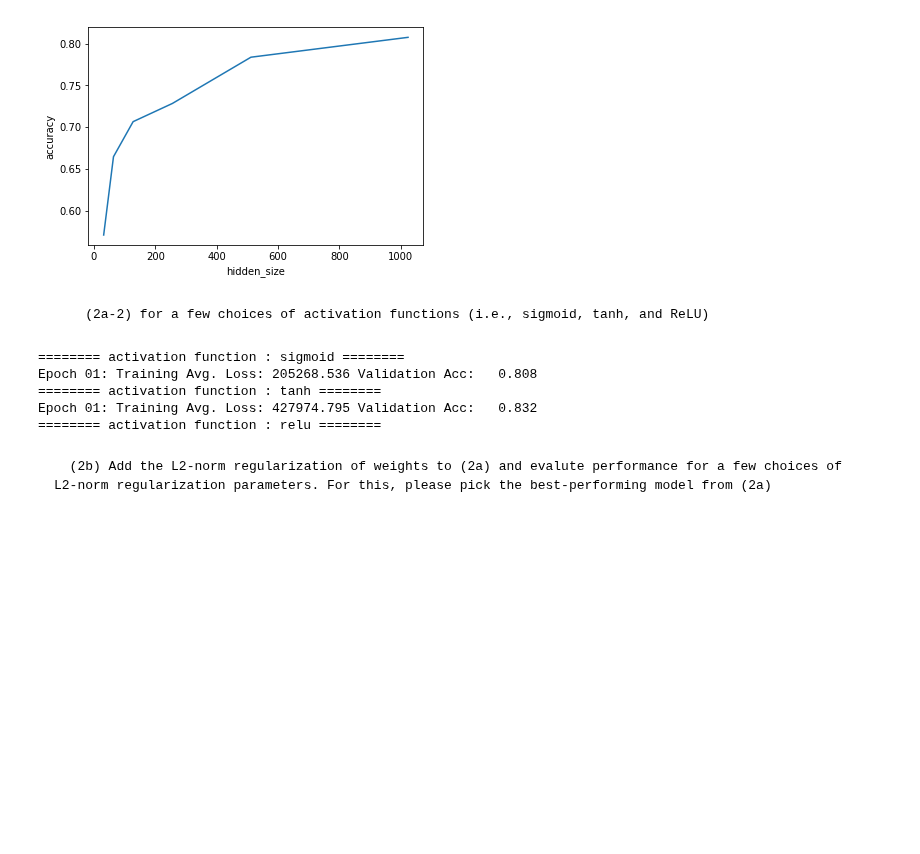
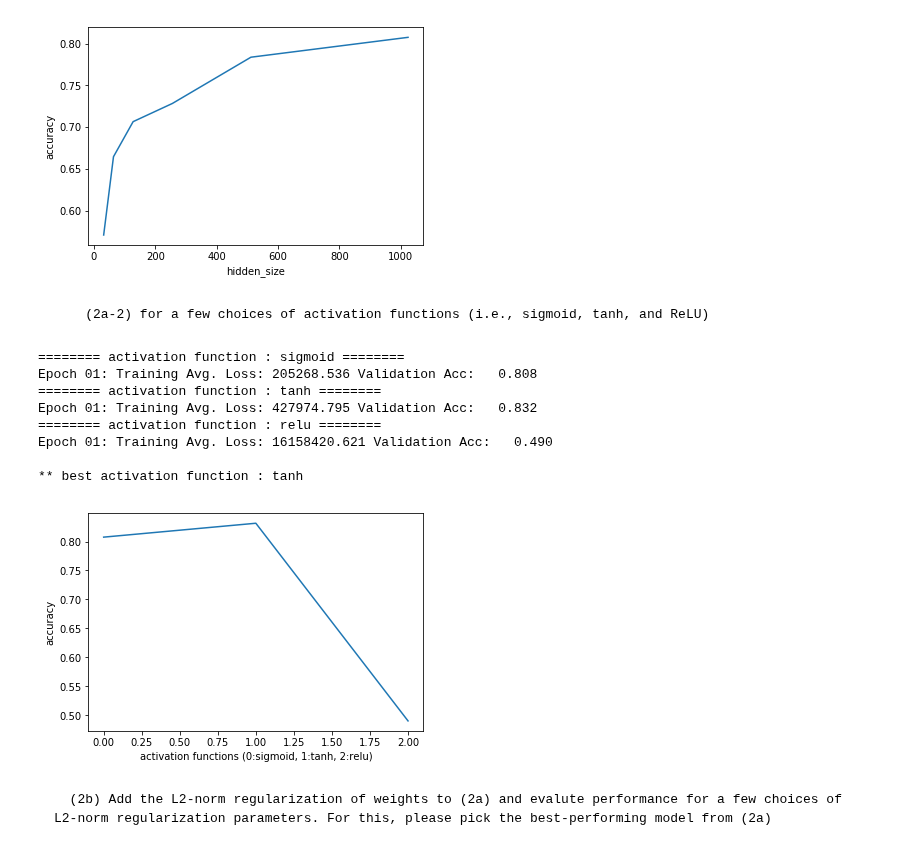
Before and after one commit to happyhyowon/work, a Jupyter notebook: HyowonKim_2019020723_hw5.ipynb, the cells around one changed output. Drawn from its saved outputs; the diff is of its cells as text; code cells hidden in the pictures; blank space fills up the shorter version.

```diff
--- a/HyowonKim_2019020723_hw5.ipynb
+++ b/HyowonKim_2019020723_hw5.ipynb
@@ -260,7 +260,7 @@ class MLP(object):
 # %%
 ## global varaibles : n_features
 n_features = X_train_centered.shape[1]
-n_epochs = 1
+n_epochs = 5
 # %%
 ## a few choices of hidden nodes per hidden layer
 hidden_nodes = [32, 64, 128, 256, 512, 1024]
@@ -272,9 +272,11 @@ for n_hidden in hidden_nodes:
     mlp.train(training_set=(X_train_centered, y_train), validation_set=(X_valid_centered, y_valid))
 
     val_accs_0.append(mlp.valid_acc_)
+    pred_accs_0.append(mlp.predict(X_test_centered))
 
 max_index = val_accs_0.index(max(val_accs_0))
 best_hidden = hidden_nodes[max_index]
+preds0 = pred_accs_0[max_index]
 print('\n** best hidden node : %d' % best_hidden)
 # %% [output]
 WARNING:tensorflow:From <ipython-input-8-df1ca6f9607a>:81: softmax_cross_entropy_with_logits (from tensorflow.python.ops.nn_ops) is deprecated and will be removed in a future version.
@@ -300,24 +302,30 @@ Epoch 01: Training Avg. Loss: 205268.536 Validation Acc:   0.808
 # %%
 ## a few choices of activation functions
 activations = ['sigmoid', 'tanh', 'relu']
 val_accs_1 = []
 for activation_fn in activations:
     mlp_act = MLP(n_hidden=best_hidden, activation_fn=activation_fn, random_seed=123, epochs=n_epochs, n_features=n_features)
 
     print('======== activation function : %s ========' % activation_fn)
     mlp_act.train(training_set=(X_train_centered, y_train), validation_set=(X_valid_centered, y_valid))
 
     val_accs_1.append(mlp_act.valid_acc_)
+    pred_accs_1.append(mlp_act.predict(X_test_centered))
 
 max_index = val_accs_1.index(max(val_accs_1))
 best_activation = activations[max_index]
+preds1 = pred_accs_1[max_index]
 print('\n** best activation function : %s' % best_activation)
 # %% [output]
 ======== activation function : sigmoid ========
 Epoch 01: Training Avg. Loss: 205268.536 Validation Acc:   0.808
 ======== activation function : tanh ========
 Epoch 01: Training Avg. Loss: 427974.795 Validation Acc:   0.832
 ======== activation function : relu ========
+Epoch 01: Training Avg. Loss: 16158420.621 Validation Acc:   0.490
+
+** best activation function : tanh
+[figure, added]
 # %% [markdown]
       (2b) Add the L2-norm regularization of weights to (2a) and evalute performance for a few choices of L2-norm regularization parameters. For this, please pick the best-performing model from (2a)
 # %%
```
Also changed, not shown: parts of 7 cells of this notebook.
